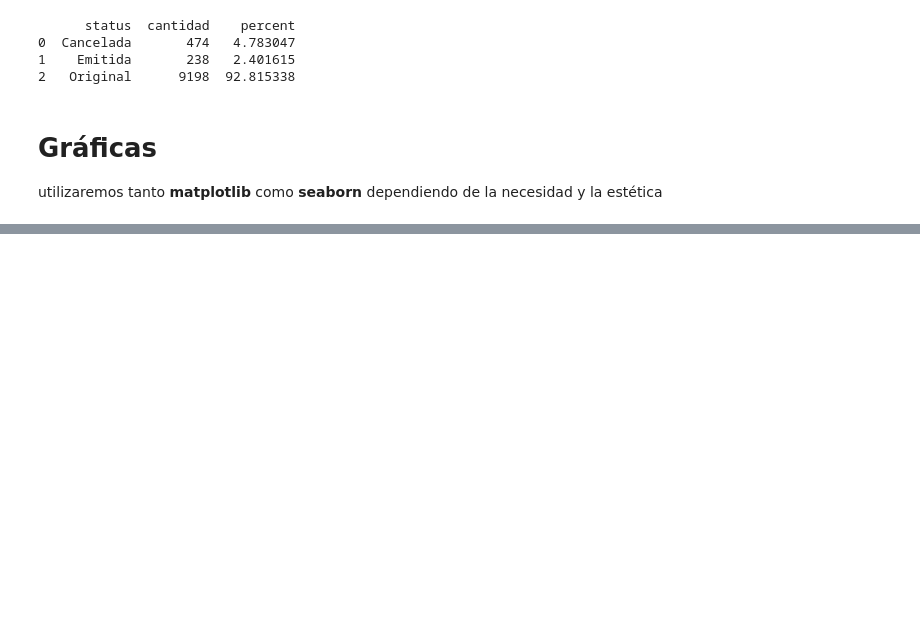
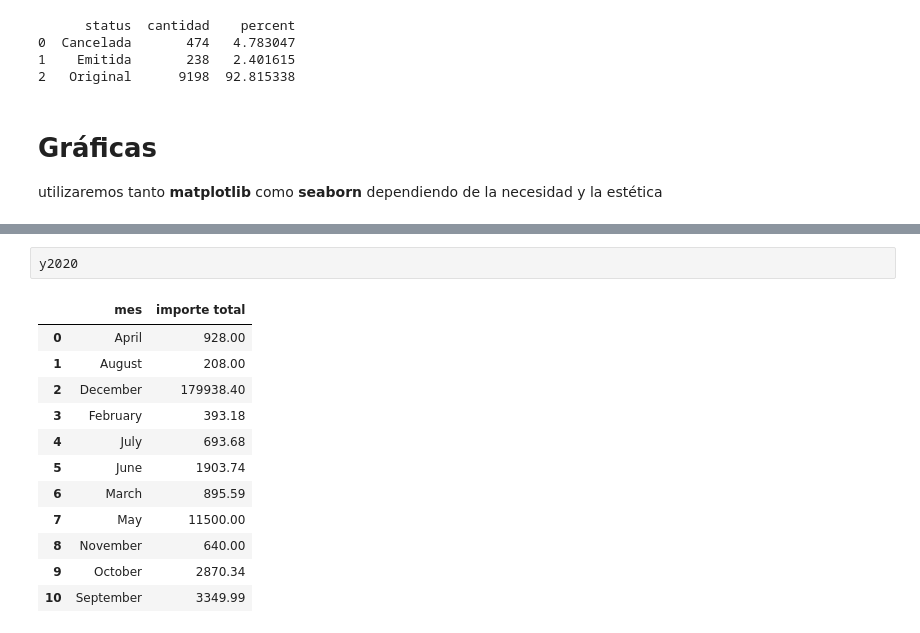
Before and after one commit to Samaelthecreator/DataAnalyst, a Jupyter notebook: comprasAnalysis.ipynb, the cells around one changed output, grey strips where cells are left out. Saved outputs shown, nothing was run; the diff lists cells and outputs as text; blank space fills up the shorter version.

```diff
--- a/comprasAnalysis.ipynb
+++ b/comprasAnalysis.ipynb
@@ -259,0 +267,15 @@ y2023
+# %%
+y2020
+# %% [output]
+|  | mes | importe total |
+| 0 | April | 928.00 |
+| 1 | August | 208.00 |
+| 2 | December | 179938.40 |
+| 3 | February | 393.18 |
+| 4 | July | 693.68 |
+| 5 | June | 1903.74 |
+| 6 | March | 895.59 |
+| 7 | May | 11500.00 |
+| 8 | November | 640.00 |
+| 9 | October | 2870.34 |
+| 10 | September | 3349.99 |
```
Also changed, not shown: parts of 4 cells of this notebook.
